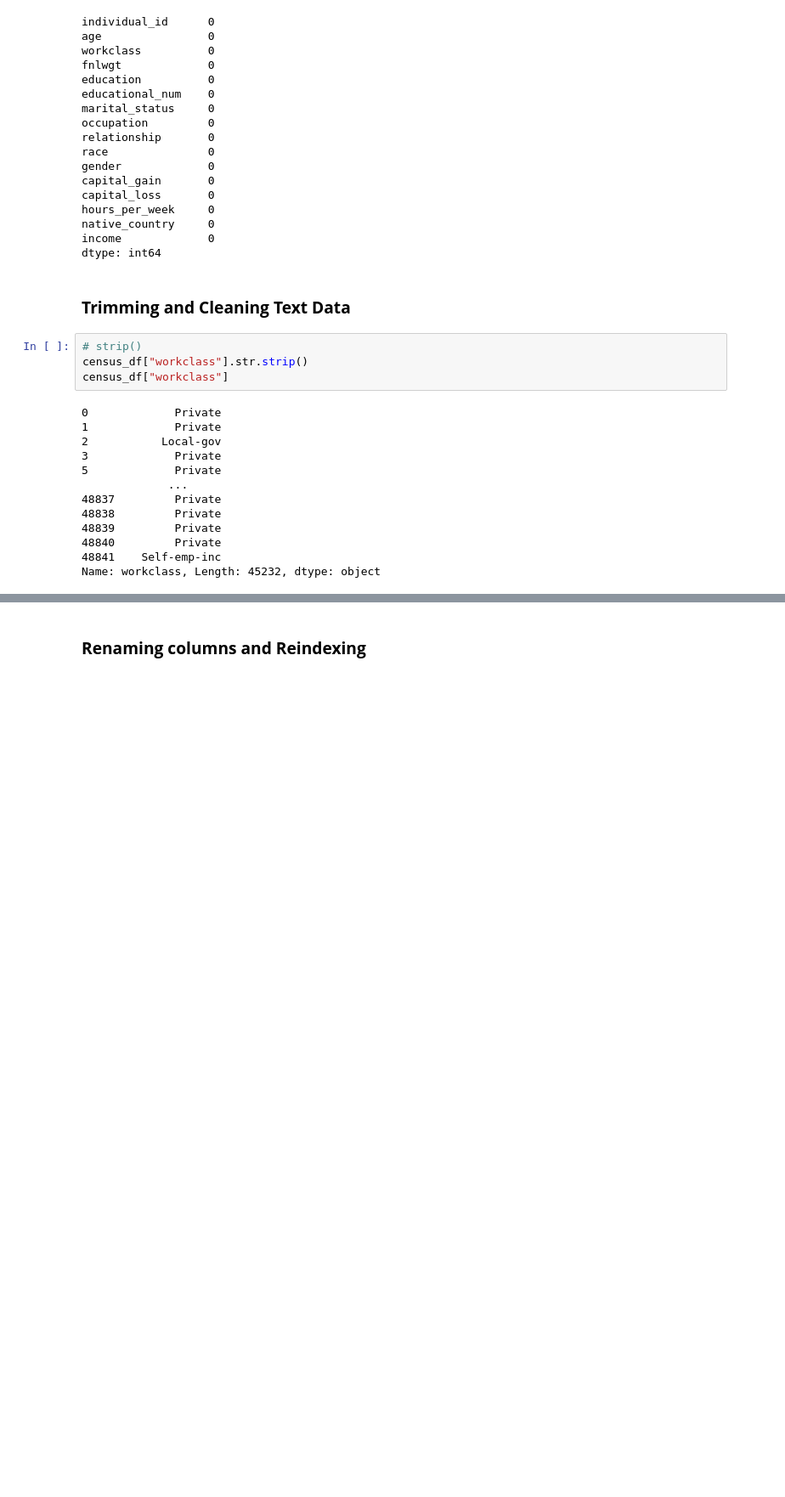
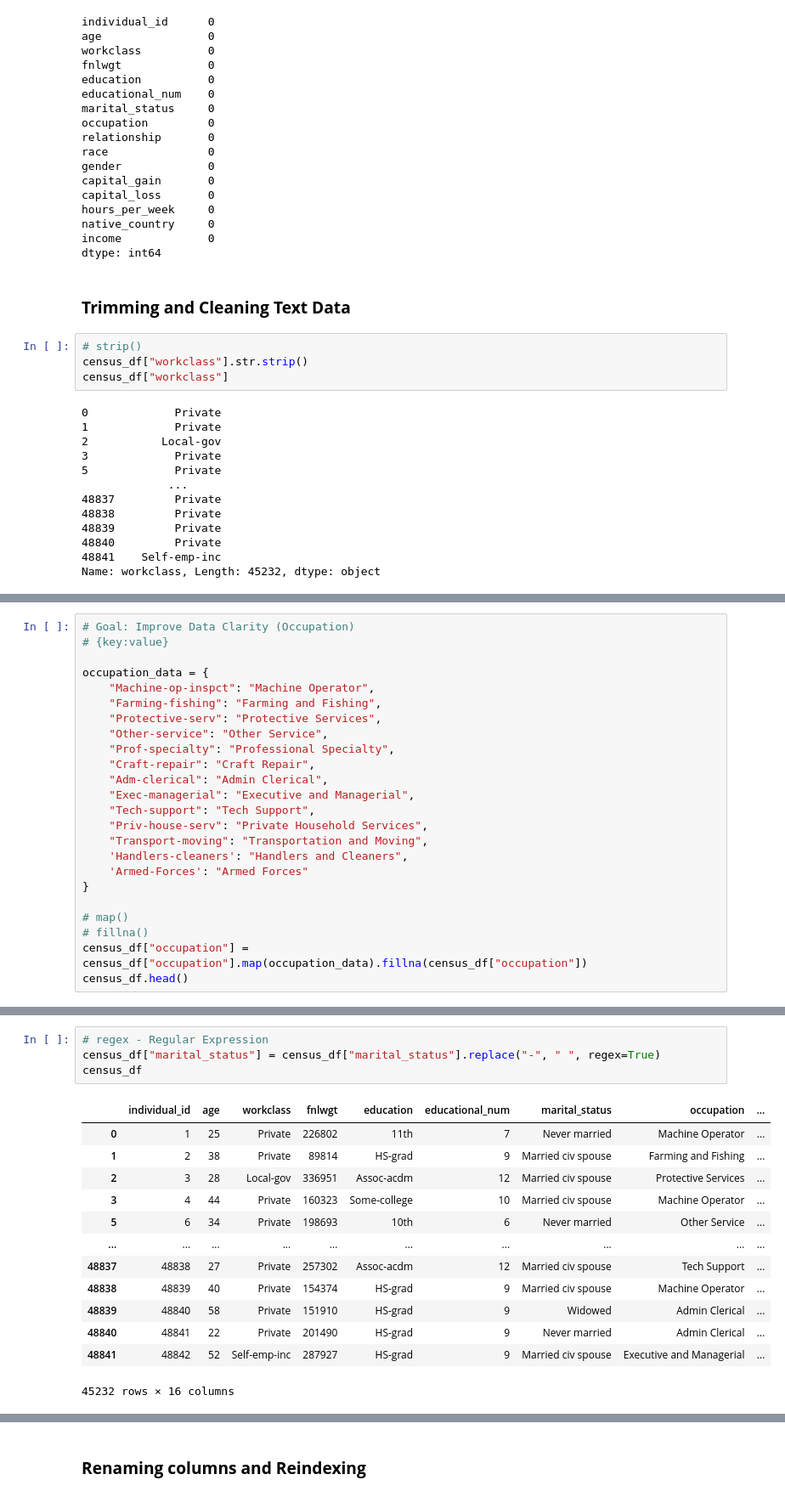
Before and after one commit to djustinandre/DAT09, a Jupyter notebook: Module 4 - Pandas/pandas_intermediate.ipynb, the cells around one changed output, grey strips where cells are left out. Shown: that part at 85% size. Cells and saved outputs as stored; diff of their text form; blank space fills up the shorter version.

```diff
--- a/Module 4 - Pandas/pandas_intermediate.ipynb
+++ b/Module 4 - Pandas/pandas_intermediate.ipynb
@@ -294,0 +328,24 @@ Name: workclass, Length: 45232, dtype: object
+# %%
+# Goal: Improve Data Clarity (Occupation)
+# {key:value}
+
+occupation_data = {
+    "Machine-op-inspct": "Machine Operator",
+    "Farming-fishing": "Farming and Fishing",
+    "Protective-serv": "Protective Services",
+    "Other-service": "Other Service",
+    "Prof-specialty": "Professional Specialty",
+    "Craft-repair": "Craft Repair",
+    "Adm-clerical": "Admin Clerical",
+    "Exec-managerial": "Executive and Managerial",
+    "Tech-support": "Tech Support",
+    "Priv-house-serv": "Private Household Services",
+    "Transport-moving": "Transportation and Moving",
+    'Handlers-cleaners': "Handlers and Cleaners",
+    'Armed-Forces': "Armed Forces"
+}
+
+# map()
+# fillna()
+census_df["occupation"] = census_df["occupation"].map(occupation_data).fillna(census_df["occupation"])
+census_df.head()
@@ -294,0 +359,18 @@ Name: workclass, Length: 45232, dtype: object
+# %%
+# regex - Regular Expression
+census_df["marital_status"] = census_df["marital_status"].replace("-", " ", regex=True)
+census_df
+# %% [output]
+|  | individual_id | age | workclass | fnlwgt | education | educational_num | marital_status | occupation | ... |
+| 0 | 1 | 25 | Private | 226802 | 11th | 7 | Never married | Machine Operator | ... |
+| 1 | 2 | 38 | Private | 89814 | HS-grad | 9 | Married civ spouse | Farming and Fishing | ... |
+| 2 | 3 | 28 | Local-gov | 336951 | Assoc-acdm | 12 | Married civ spouse | Protective Services | ... |
+| 3 | 4 | 44 | Private | 160323 | Some-college | 10 | Married civ spouse | Machine Operator | ... |
+| 5 | 6 | 34 | Private | 198693 | 10th | 6 | Never married | Other Service | ... |
+| ... | ... | ... | ... | ... | ... | ... | ... | ... | ... |
+| 48837 | 48838 | 27 | Private | 257302 | Assoc-acdm | 12 | Married civ spouse | Tech Support | ... |
+| 48838 | 48839 | 40 | Private | 154374 | HS-grad | 9 | Married civ spouse | Machine Operator | ... |
+| 48839 | 48840 | 58 | Private | 151910 | HS-grad | 9 | Widowed | Admin Clerical | ... |
+| 48840 | 48841 | 22 | Private | 201490 | HS-grad | 9 | Never married | Admin Clerical | ... |
+| 48841 | 48842 | 52 | Self-emp-inc | 287927 | HS-grad | 9 | Married civ spouse | Executive and Managerial | ... |
+45232 rows × 16 columns
```
Also changed, not shown: parts of 32 cells of this notebook, 1 other file.
